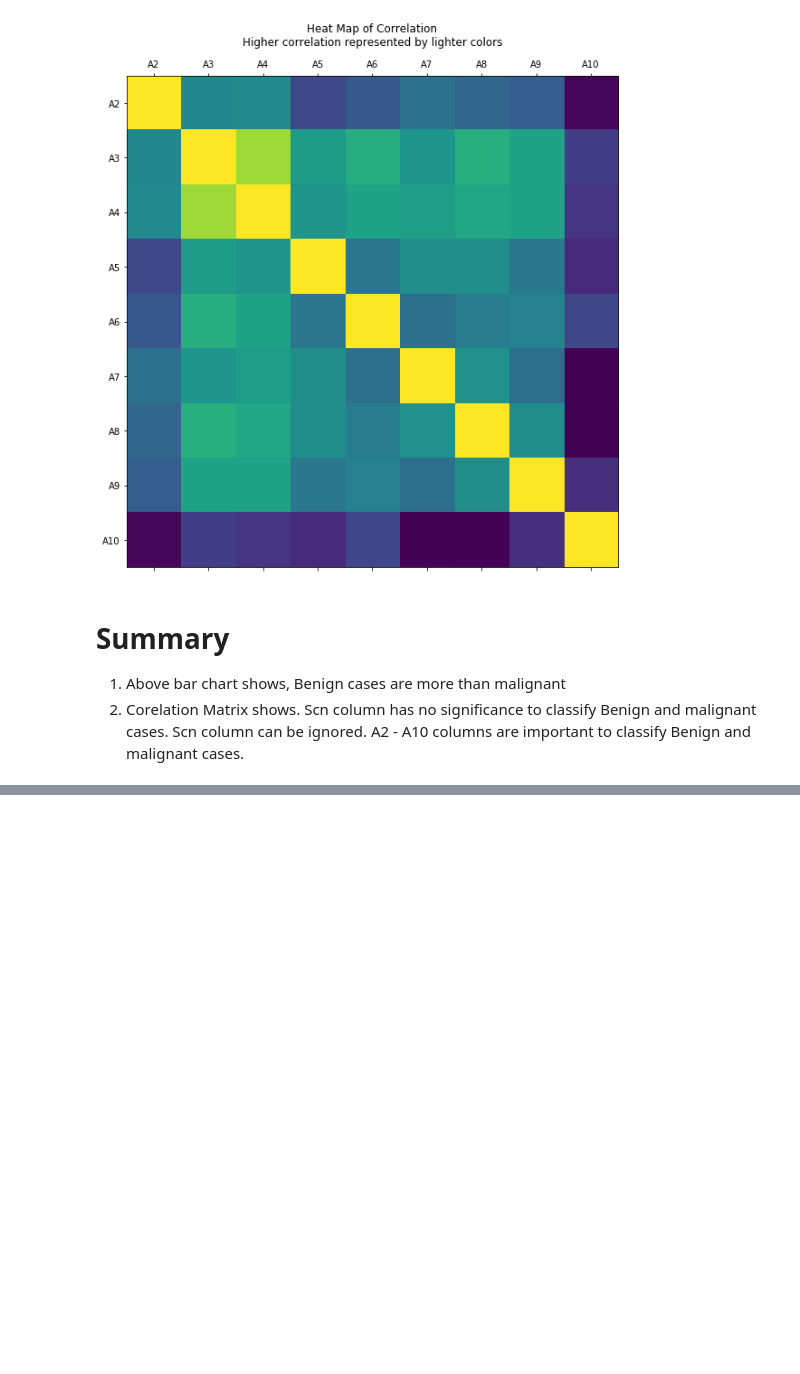
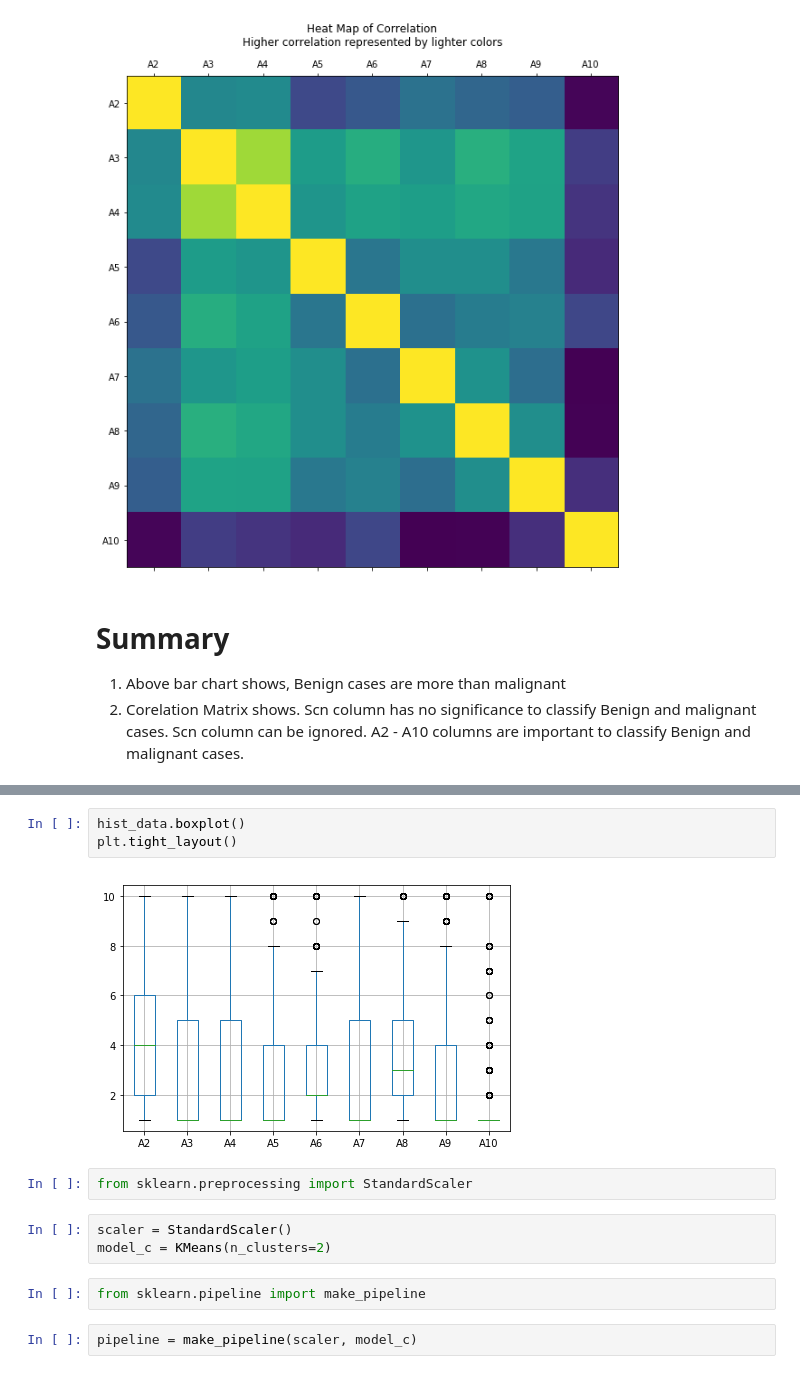
Before and after one commit to iamrajp/G10-PythonProject, a Jupyter notebook: code/Main.ipynb, the cells around one changed output, grey strips where cells are left out. Saved outputs shown, nothing was run; the diff lists cells and outputs as text; blank space fills up the shorter version.

```diff
--- a/code/Main.ipynb
+++ b/code/Main.ipynb
@@ -178,0 +220,14 @@ plot_corr(data.loc[:,'A2':'A10'],size = 10)
+# %%
+hist_data.boxplot()
+plt.tight_layout()
+# %% [output]
+[figure, added]
+# %%
+from sklearn.preprocessing import StandardScaler
+# %%
+scaler = StandardScaler()
+model_c = KMeans(n_clusters=2)
+# %%
+from sklearn.pipeline import make_pipeline
+# %%
+pipeline = make_pipeline(scaler, model_c)
```
Also changed, not shown: parts of 11 cells of this notebook.
